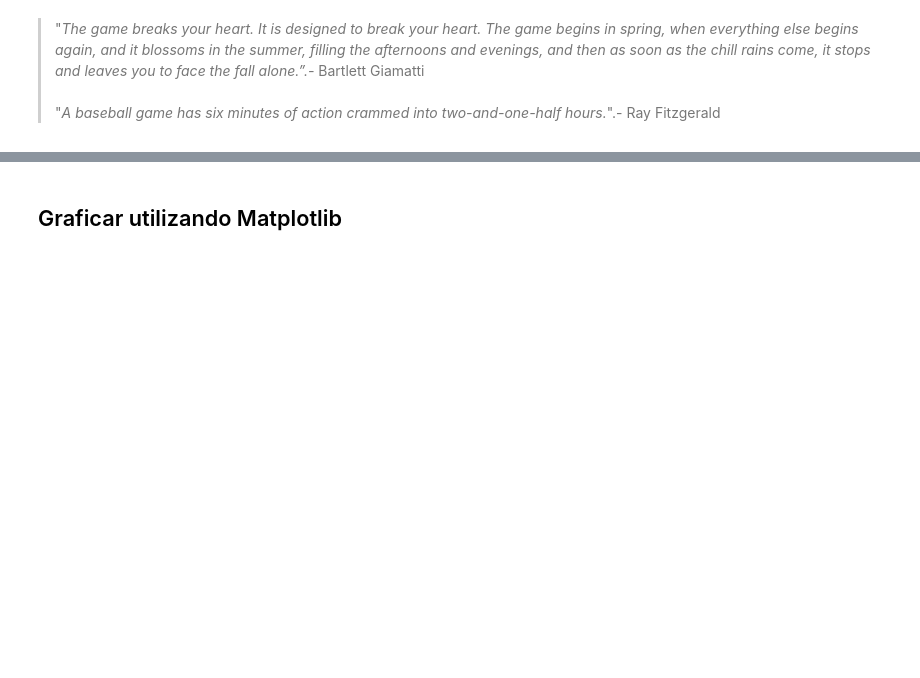
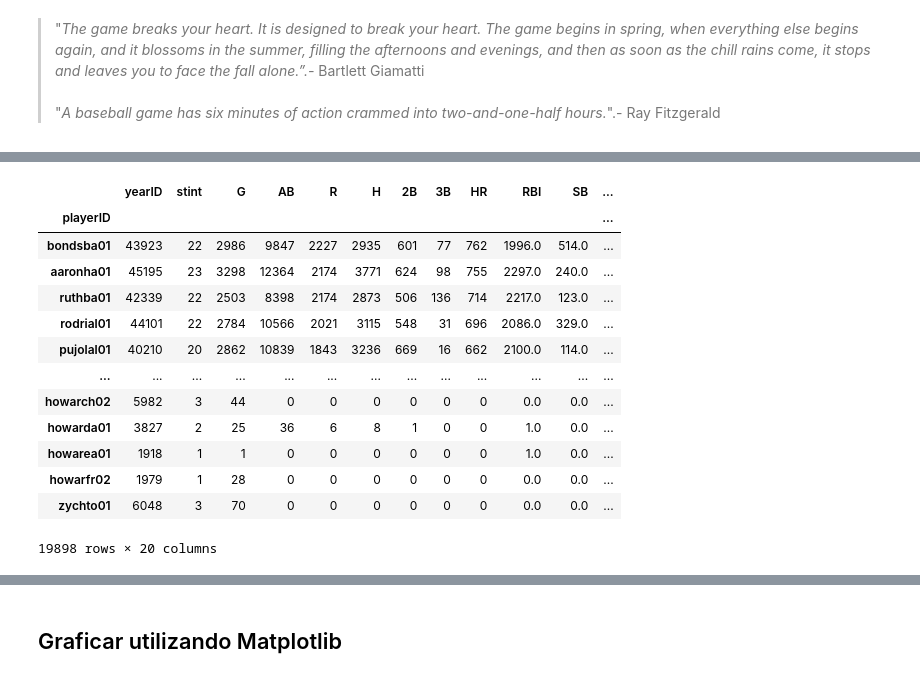
Before and after one commit to carlosdeoncedos/analisisdeinversion2021, a Jupyter notebook: Codigo/20211012Clase6.ipynb, the cells around one changed output, grey strips where cells are left out. Saved outputs shown, nothing was run; the diff lists cells and outputs as text; code cells hidden in the pictures; blank space fills up the shorter version.

```diff
--- a/Codigo/20211012Clase6.ipynb
+++ b/Codigo/20211012Clase6.ipynb
@@ -663,0 +1213,17 @@ url = 'https://github.com/chadwickbureau/baseballdatabank/raw/master/core/Battin
+# %%
+mlb.groupby('playerID').sum().sort_values(by=['HR'], ascending=False)
+# %% [output]
+|  | yearID | stint | G | AB | R | H | 2B | 3B | HR | RBI | SB | ... |
+| playerID |  |  |  |  |  |  |  |  |  |  |  | ... |
+| bondsba01 | 43923 | 22 | 2986 | 9847 | 2227 | 2935 | 601 | 77 | 762 | 1996.0 | 514.0 | ... |
+| aaronha01 | 45195 | 23 | 3298 | 12364 | 2174 | 3771 | 624 | 98 | 755 | 2297.0 | 240.0 | ... |
+| ruthba01 | 42339 | 22 | 2503 | 8398 | 2174 | 2873 | 506 | 136 | 714 | 2217.0 | 123.0 | ... |
+| rodrial01 | 44101 | 22 | 2784 | 10566 | 2021 | 3115 | 548 | 31 | 696 | 2086.0 | 329.0 | ... |
+| pujolal01 | 40210 | 20 | 2862 | 10839 | 1843 | 3236 | 669 | 16 | 662 | 2100.0 | 114.0 | ... |
+| ... | ... | ... | ... | ... | ... | ... | ... | ... | ... | ... | ... | ... |
+| howarch02 | 5982 | 3 | 44 | 0 | 0 | 0 | 0 | 0 | 0 | 0.0 | 0.0 | ... |
+| howarda01 | 3827 | 2 | 25 | 36 | 6 | 8 | 1 | 0 | 0 | 1.0 | 0.0 | ... |
+| howarea01 | 1918 | 1 | 1 | 0 | 0 | 0 | 0 | 0 | 0 | 1.0 | 0.0 | ... |
+| howarfr02 | 1979 | 1 | 28 | 0 | 0 | 0 | 0 | 0 | 0 | 0.0 | 0.0 | ... |
+| zychto01 | 6048 | 3 | 70 | 0 | 0 | 0 | 0 | 0 | 0 | 0.0 | 0.0 | ... |
+19898 rows × 20 columns
```
Also changed, not shown: parts of 70 cells of this notebook.
